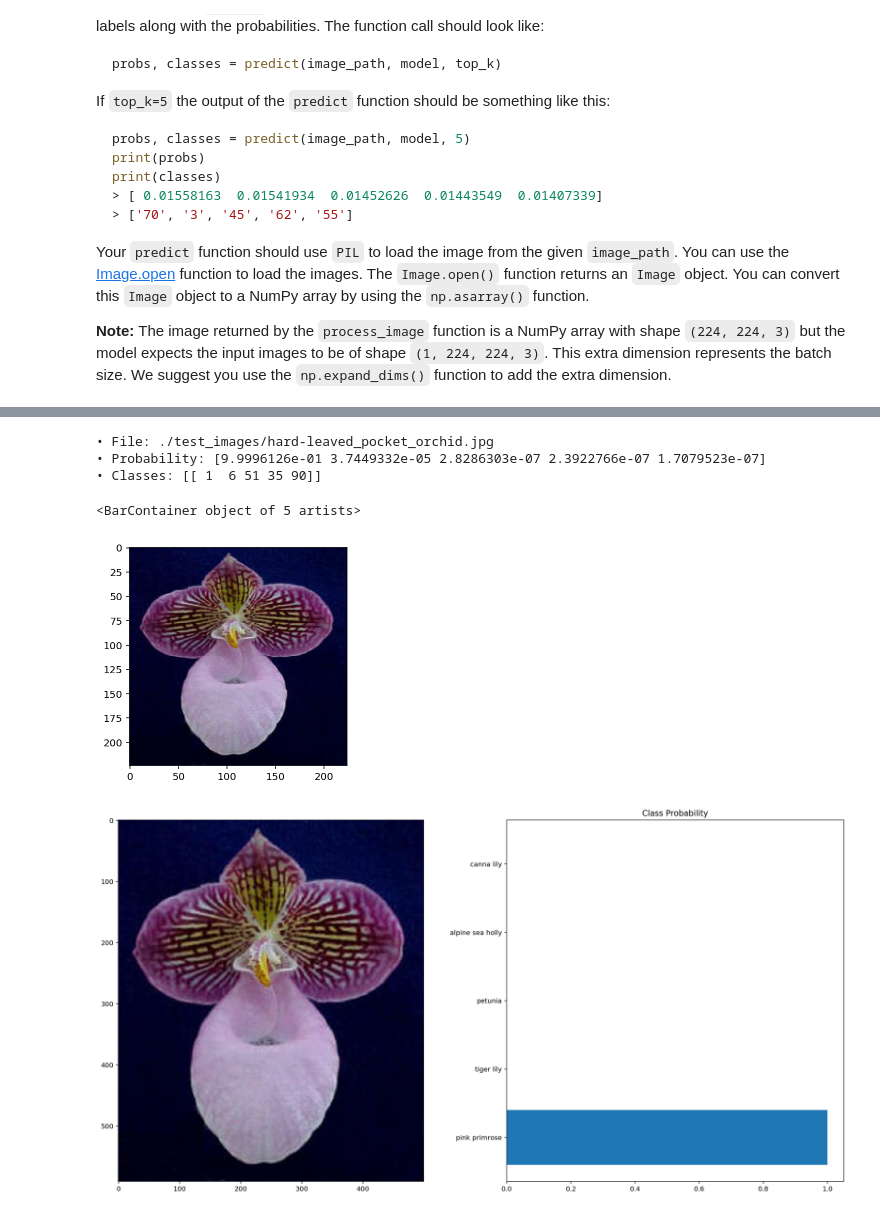
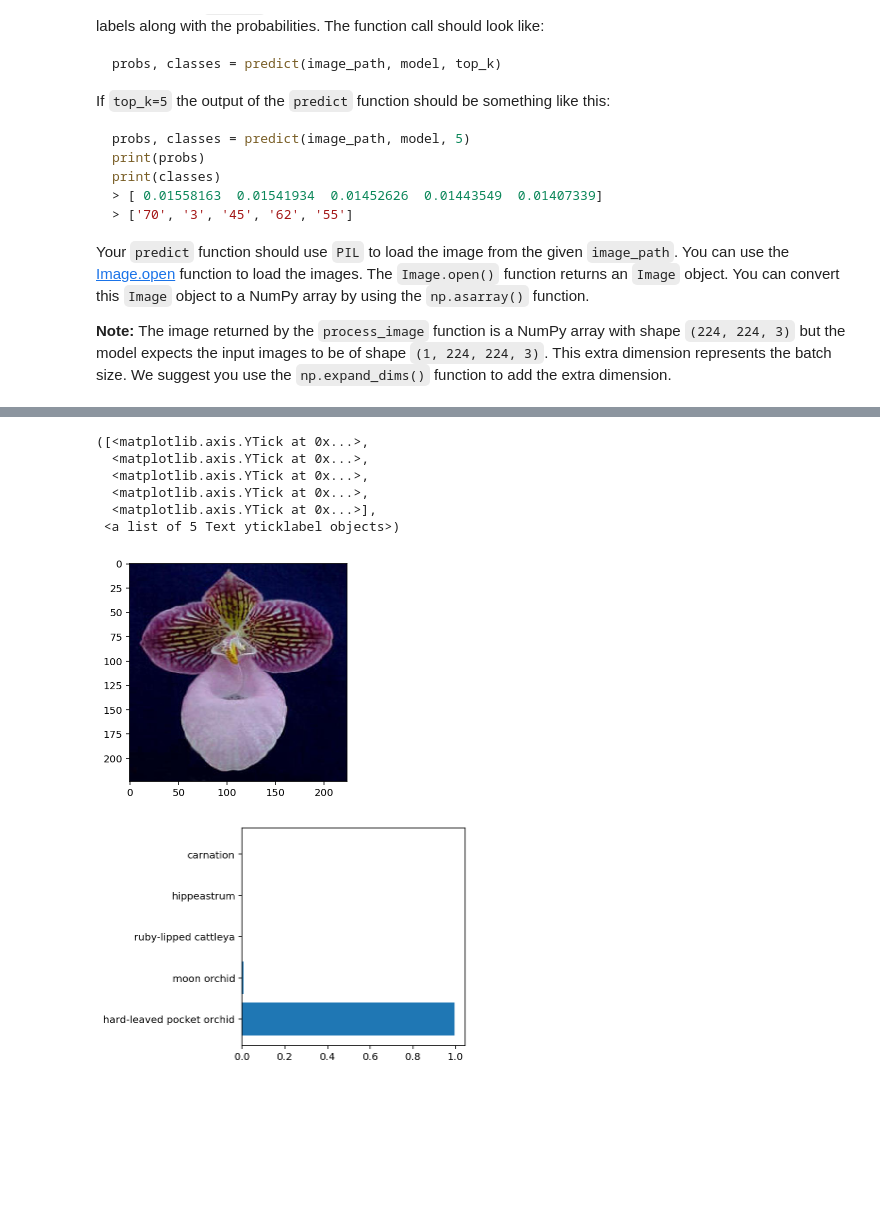
Before and after one commit to ayush0x00/flower_classifier, a Jupyter notebook: classifier.ipynb, the cells around one changed output, grey strips where cells are left out. Saved outputs shown, nothing was run; the diff lists cells and outputs as text; code cells hidden in the pictures; blank space fills up the shorter version.

Commit message:
Fixed class label issues

```diff
--- a/classifier.ipynb
+++ b/classifier.ipynb
@@ -305,7 +308,7 @@ Finally, convert your image back to a NumPy array using the `.numpy()` method.
 # %%
 # TODO: Create the process_image function
 def process_image(image):
-    image=tf.convert_to_tensor(image,tf.float32)
+    image=tf.cast(image,tf.float32)
     image=tf.image.resize(image, (224,224))
     image/=255
     return image
@@ -362,14 +365,14 @@ Your `predict` function should use `PIL` to load the image from the given `image
 **Note:** The image returned by the `process_image` function is a NumPy array with shape `(224, 224, 3)` but the model expects the input images to be of shape `(1, 224, 224, 3)`. This extra dimension represents the batch size. We suggest you use the `np.expand_dims()` function to add the extra dimension.
 # %%
 # TODO: Create the predict function
-def predict(image,model,top_k=None):
+def predict(image,model,top_K=None):
     im=Image.open(image)
     test_image=np.array(im)
     processed_image=process_image(test_image)
     plt.imshow(processed_image)
     processed_image=np.expand_dims(processed_image,0)
     probs=model.predict(processed_image)
-    return tf.nn.top_k(probs,k=top_k)
+    return tf.nn.top_k(probs,k=top_K)
 # %% [markdown]
 # Sanity Check
 
@@ -391,21 +391,22 @@ def filtered(classes):
-# %%
-filename='./test_images/hard-leaved_pocket_orchid.jpg'
-probs, classes = predict(image=filename, model=model, top_k=5)
-print(f"\u2022 File: {filename} \n\u2022 Probability: {probs[0]}\n\u2022 Classes: {classes}")
-
-im = Image.open(filename)
-test_image = np.asarray(im)
-axis_label=filtered(classes)
-fig,(ax1,ax2)=plt.subplots(figsize=(20,10),ncols=2)
-ax1.imshow(test_image,cmap=plt.cm.binary)
-ax2.set_title('Class Probability')
-ax2.barh(np.array(axis_label),probs[0])
-# %% [output]
-• File: ./test_images/hard-leaved_pocket_orchid.jpg
-• Probability: [9.9996126e-01 3.7449332e-05 2.8286303e-07 2.3922766e-07 1.7079523e-07]
-• Classes: [[ 1  6 51 35 90]]
-<BarContainer object of 5 artists>
-[figure, removed]
-[figure, removed]
+# %%
+
+filename='./test_images/hard-leaved_pocket_orchid.jpg'
+top_probabilities=predict(filename,model,5)
+corres_class=[]
+probabs=top_probabilities[0][0].numpy()
+for i in range(5):
+    corres_class.append(class_names[str(top_probabilities[1].numpy()[0][i]+1)])
+plt.figure(figsize=(4,4))
+plt.barh(range(len(corres_class)), probabs)
+plt.yticks(range(len(corres_class)), corres_class)
+# %% [output]
+([<matplotlib.axis.YTick at 0x...>,
+  <matplotlib.axis.YTick at 0x...>,
+  <matplotlib.axis.YTick at 0x...>,
+  <matplotlib.axis.YTick at 0x...>,
+  <matplotlib.axis.YTick at 0x...>],
+ <a list of 5 Text yticklabel objects>)
+[figure, added]
+[figure, added]
 # %%
 #model is overfitting
```
Also changed, not shown: parts of 8 cells of this notebook, 1 other file.
